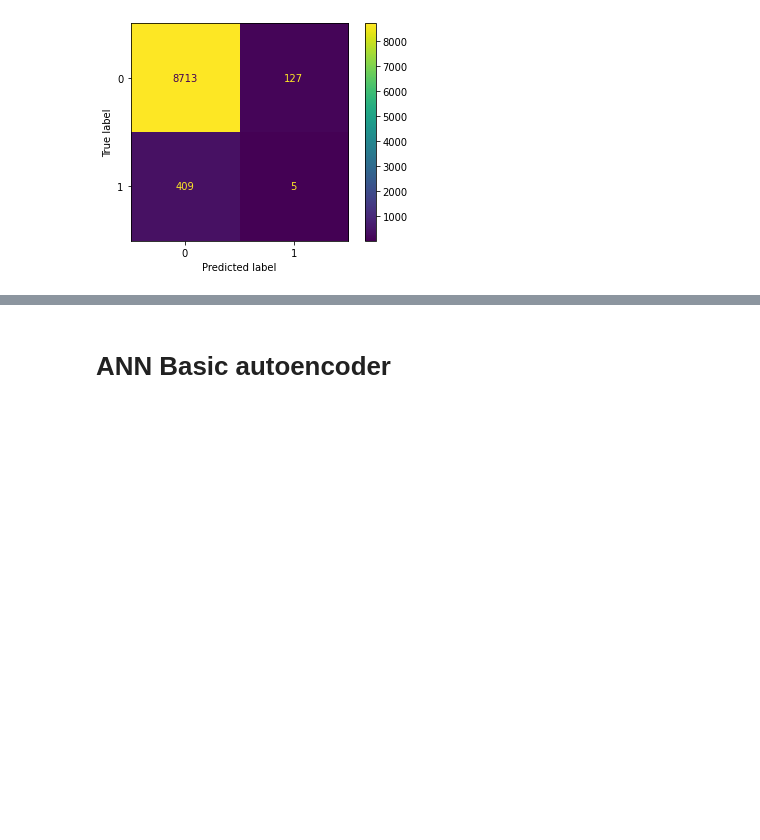
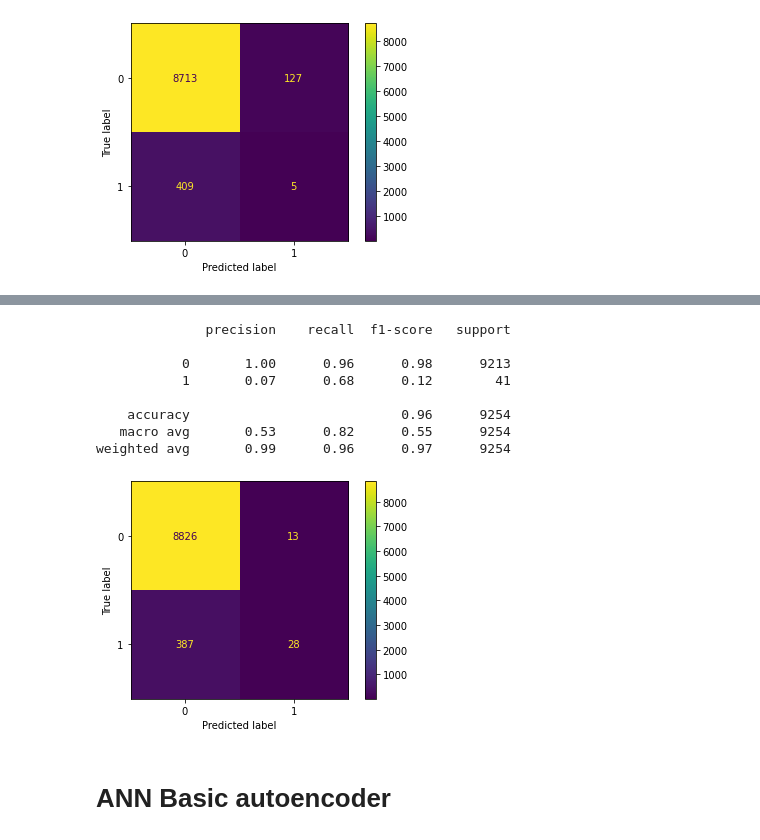
Before and after one commit to alepistola/AI-OkComputer, a Jupyter notebook: dropoutExplain.ipynb, the cells around one changed output, grey strips where cells are left out. Cells and saved outputs as stored; diff of their text form; code cells hidden in the pictures; blank space fills up the shorter version.

Commit message:
Added RandomForest 1000 estimators

```diff
--- a/dropoutExplain.ipynb
+++ b/dropoutExplain.ipynb
@@ -477,0 +483,4 @@ weighted avg       0.97      0.94      0.96      9254
+# %%
+from sklearn.ensemble import RandomForestClassifier
+rf = RandomForestClassifier(n_estimators = 1000, criterion="entropy", n_jobs=-1, verbose=2, random_state = 42)
+rf.fit(x_train, y_train);
@@ -477,0 +579,4 @@ weighted avg       0.97      0.94      0.96      9254
+# %%
+preds = rf.predict(x_test)
+print_classification_report_n_mconfusion(preds, y_test)
+# %% [output]
@@ -478,3 +589,12 @@ weighted avg       0.97      0.94      0.96      9254
+              precision    recall  f1-score   support
+
+           0       1.00      0.96      0.98      9213
+           1       0.07      0.68      0.12        41
+
+    accuracy                           0.96      9254
+   macro avg       0.53      0.82      0.55      9254
+weighted avg       0.99      0.96      0.97      9254
+[figure, added]
 # %% [markdown]
 # ANN Basic autoencoder
 # %% [markdown]
```
Also changed, not shown: parts of 5 cells of this notebook.
